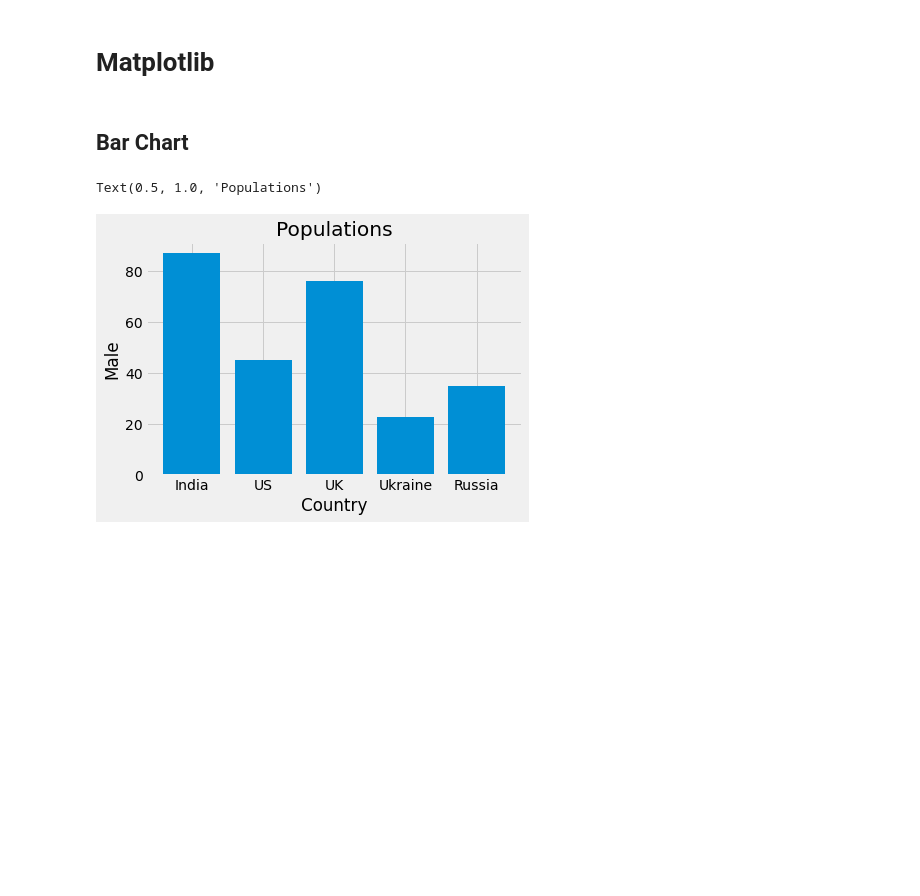
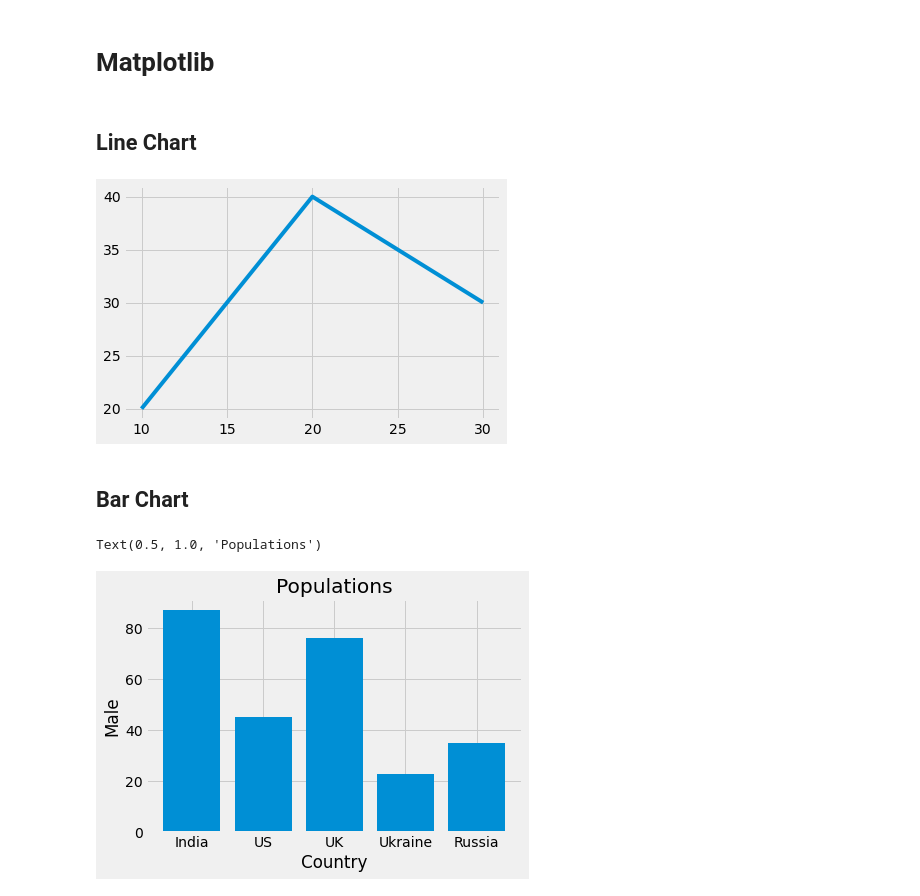
Before and after one commit to sks95/python_basics, a Jupyter notebook: Matplotlib.ipynb, the cells around one changed output. Saved outputs shown, nothing was run; the diff lists cells and outputs as text; code cells hidden in the pictures; blank space fills up the shorter version.

Commit message:
Line chart

```diff
--- a/Matplotlib.ipynb
+++ b/Matplotlib.ipynb
@@ -4,7 +4,17 @@
 # Matplotlib
 # %%
 import matplotlib.pyplot as plt
-plt.style.use("fivethirtyeight")
+#plt.style.use("fivethirtyeight")
+# %% [markdown]
+## Line Chart
+# %%
+x = [10, 20, 30]
+y = [20, 40, 30]
+
+plt.plot(x, y)
+plt.show()
+# %% [output]
+[figure, added]
 # %% [markdown]
 ## Bar Chart
 # %%
```
Also changed, not shown: parts of 1 cell of this notebook.
